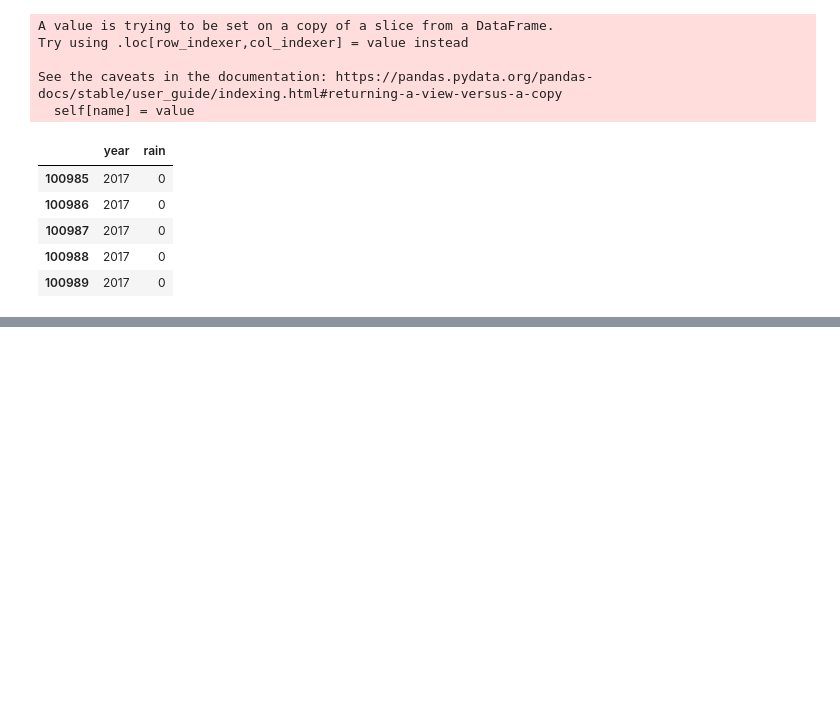
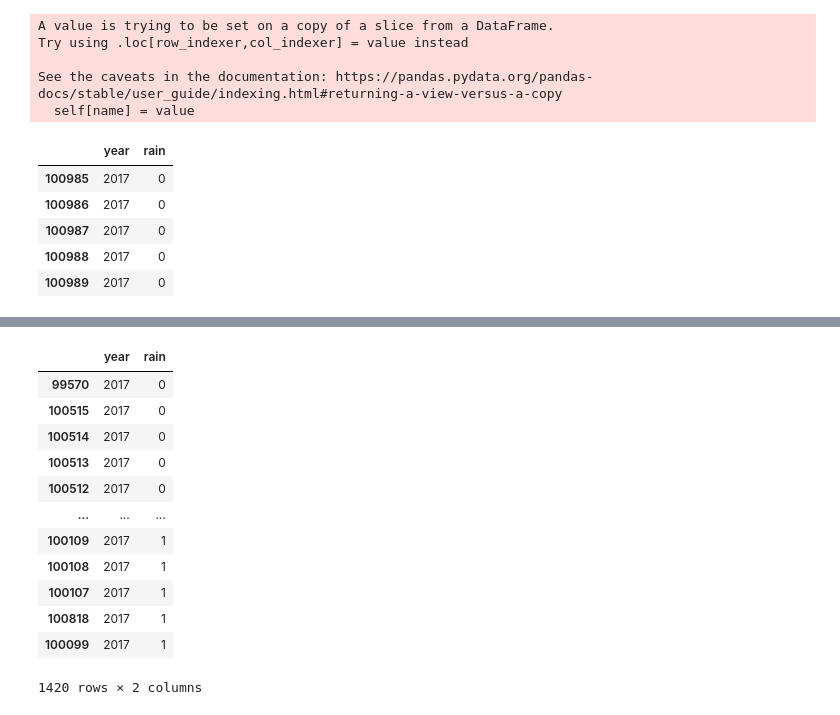
Before and after one commit to Ne04ever/delhi_weather-2017, a Jupyter notebook: Untitled.ipynb, the cells around one changed output, grey strips where cells are left out. Drawn from its saved outputs; the diff is of its cells as text; code cells hidden in the pictures; blank space fills up the shorter version.

```diff
--- a/Untitled.ipynb
+++ b/Untitled.ipynb
@@ -134,0 +120,16 @@ rain_2017=year_rain_df.loc[year_rain_df['year'] == 2017]
+# %%
+rain_2017.sort_values('rain')
+# %% [output]
+|  | year | rain |
+| 99570 | 2017 | 0 |
+| 100515 | 2017 | 0 |
+| 100514 | 2017 | 0 |
+| 100513 | 2017 | 0 |
+| 100512 | 2017 | 0 |
+| ... | ... | ... |
+| 100109 | 2017 | 1 |
+| 100108 | 2017 | 1 |
+| 100107 | 2017 | 1 |
+| 100818 | 2017 | 1 |
+| 100099 | 2017 | 1 |
+1420 rows × 2 columns
```
Also changed, not shown: parts of 3 cells of this notebook, 1 other file.
